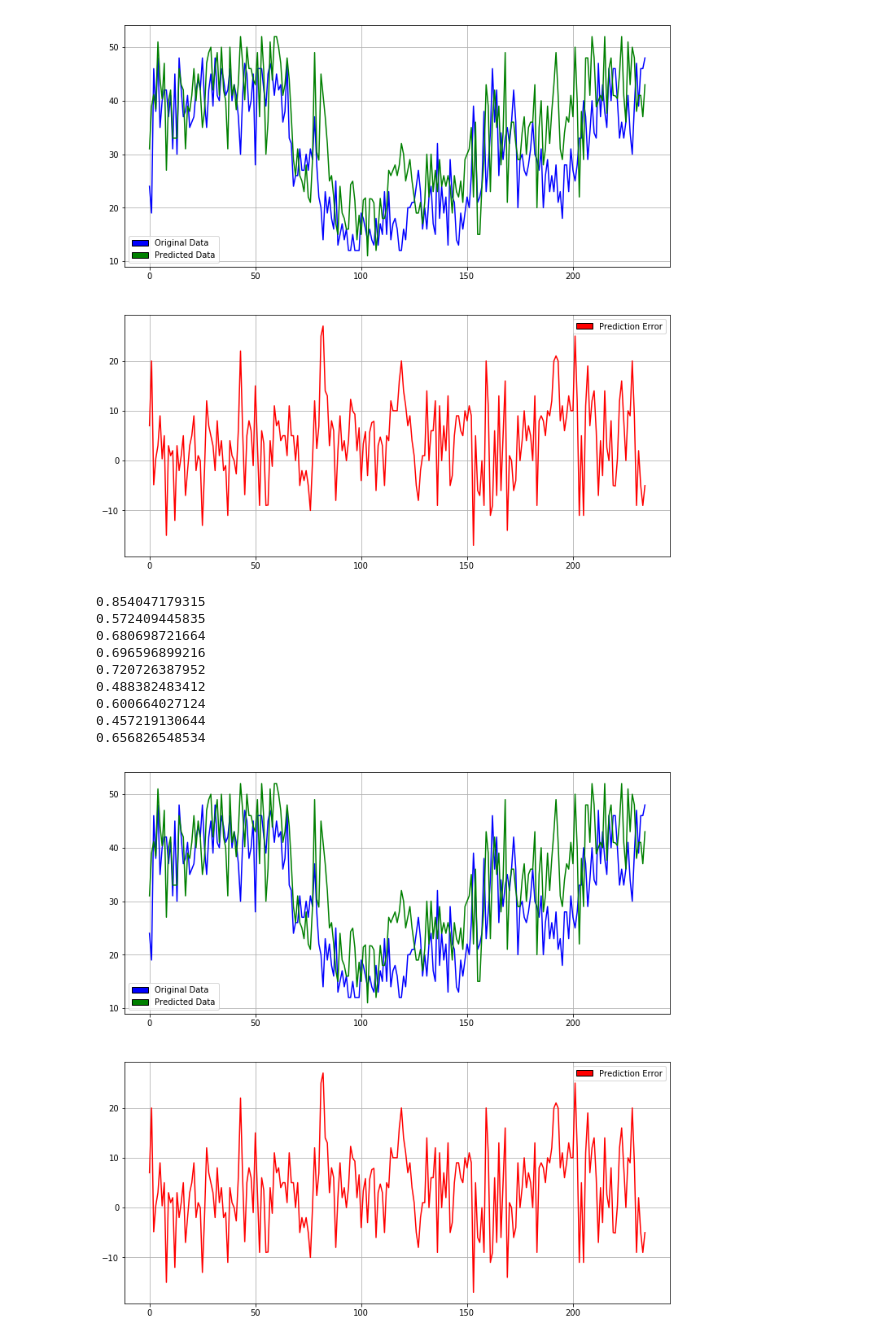
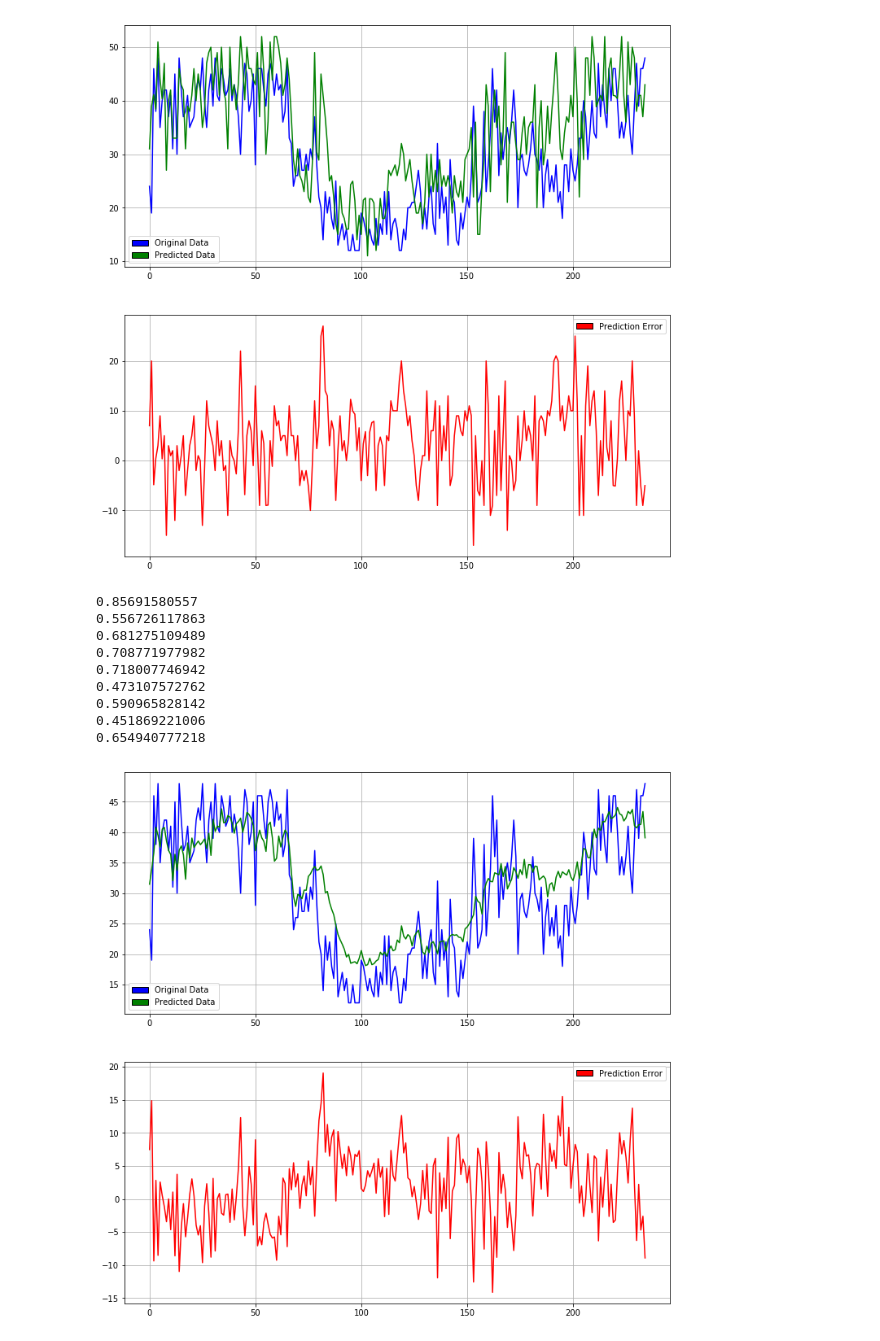
Before and after one commit to hari-allamraju/sg-taxidata, a Jupyter notebook: notebooks/API testing.ipynb, the cells around one changed output. Saved outputs shown, nothing was run; the diff lists cells and outputs as text; code cells hidden in the pictures.

```diff
--- a/notebooks/API testing.ipynb
+++ b/notebooks/API testing.ipynb
@@ -2,11 +2,15 @@
 %load_ext autoreload
 %autoreload 2
 from sgtaxidata import *
-from sklearn.ensemble import *
-from sklearn.neighbors import *
+from sklearn.ensemble import RandomForestRegressor, AdaBoostRegressor
+from sklearn.tree import DecisionTreeRegressor
+from sklearn.neighbors import KNeighborsRegressor
 import numpy as np
+import matplotlib.pyplot as plt
+
 
 DBNAME='../taxis.db'
+DATE='20170626'
 # %% [output]
 The autoreload extension is already loaded. To reload it, use:
   %reload_ext autoreload
@@ -30,6 +34,6 @@ dates
  '20170707',
  '20170708']
 # %%
-lat,lon=utils.get_lat_long("Senkang")
+lat,lon=utils.get_lat_long("Buangkok")
 print lat,lon
 # %% [output]
@@ -37,5 +41,5 @@ print lat,lon
 # %%
-data=[analysis.get_weekday_data(date,DBNAME,lat,lon,holidays=['20170626']) for date in dates]
+data=[analysis.get_weekday_data(date,DBNAME,lat,lon,holidays=[DATE]) for date in dates]
 data=[x for x in data if x is not None]
 # %%
 d=data[4]
@@ -70,26 +74,26 @@ visualize.plot_model(Xt,yt,kn)
 # %%
 rf=RandomForestRegressor(n_estimators=10,n_jobs=10,warm_start=True)
 for df in data[:-1]:
     X=df.drop(['TaxiCount'],axis=1).as_matrix()
     y=np.array(df['TaxiCount'].tolist()).reshape(-1,1)
     rf.fit(X,y)
     rf.n_estimators+=10
     print rf.score(X,y)
 
 test=data[-1]
 
 Xt=test.drop(['TaxiCount'],axis=1).as_matrix()
 yt=np.array(test['TaxiCount'].tolist()).reshape(-1,1)
 
-visualize.plot_model(Xt,yt,kn)
+visualize.plot_model(Xt,yt,rf)
 # %% [output]
-0.854047179315
-0.572409445835
-0.680698721664
-0.696596899216
-0.720726387952
-0.488382483412
-0.600664027124
-0.457219130644
-0.656826548534
+0.85691580557
+0.556726117863
+0.681275109489
+0.708771977982
+0.718007746942
+0.473107572762
+0.590965828142
+0.451869221006
+0.654940777218
-[figure, old version]
+[figure, new version]
```
Also changed, not shown: parts of 4 cells of this notebook.
